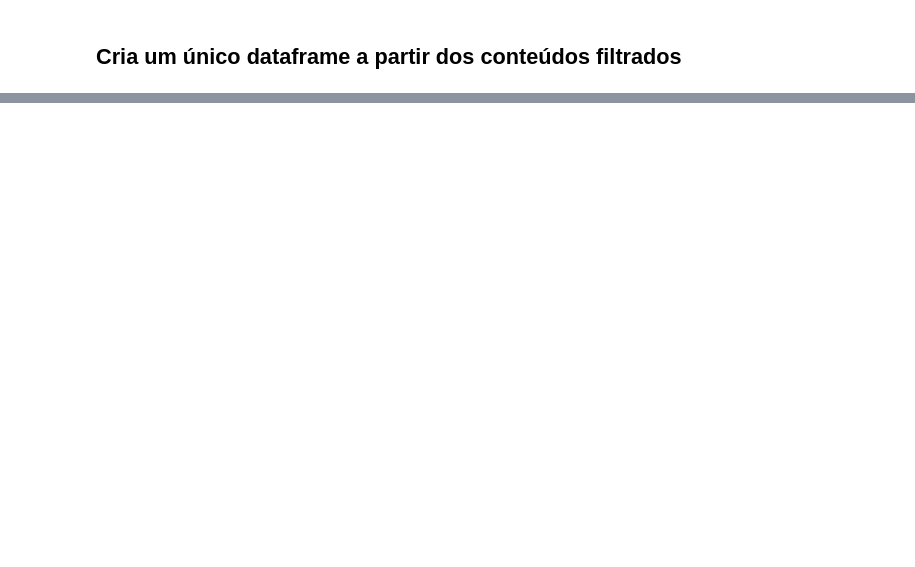
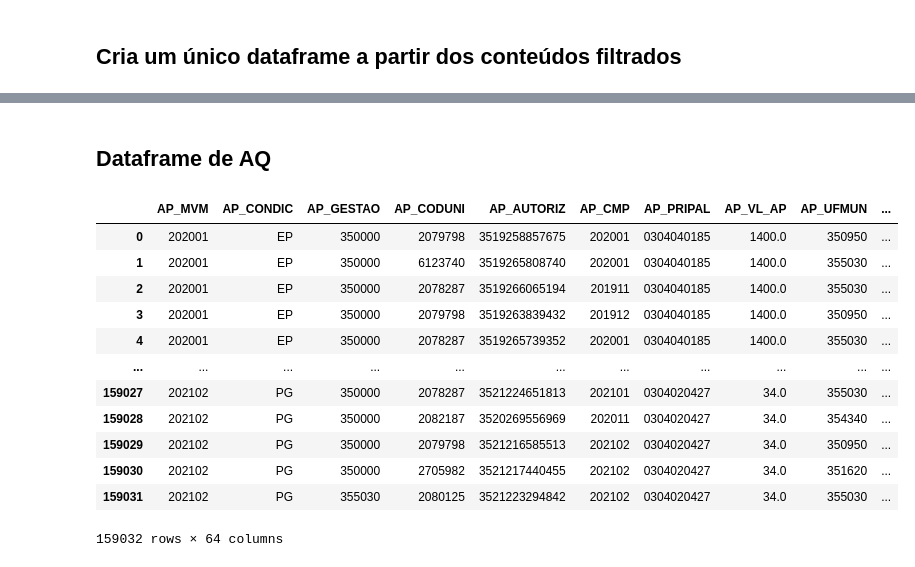
Before and after one commit to heber-augusto/sus-kpis-analysis, a Jupyter notebook: sia/indicadores_monitor_rosa_sia_pa.ipynb, the cells around one changed output, grey strips where cells are left out. Saved outputs shown, nothing was run; the diff lists cells and outputs as text; code cells hidden in the pictures; blank space fills up the shorter version.

```diff
--- a/sia/indicadores_monitor_rosa_sia_pa.ipynb
+++ b/sia/indicadores_monitor_rosa_sia_pa.ipynb
@@ -220,0 +276,18 @@ cancer_dataframe
+# %% [markdown]
+## Dataframe de AQ
+# %%
+cancer_dataframe_aq
+# %% [output]
+|  | AP_MVM | AP_CONDIC | AP_GESTAO | AP_CODUNI | AP_AUTORIZ | AP_CMP | AP_PRIPAL | AP_VL_AP | AP_UFMUN | ... |
+| 0 | 202001 | EP | 350000 | 2079798 | 3519258857675 | 202001 | 0304040185 | 1400.0 | 350950 | ... |
+| 1 | 202001 | EP | 350000 | 6123740 | 3519265808740 | 202001 | 0304040185 | 1400.0 | 355030 | ... |
+| 2 | 202001 | EP | 350000 | 2078287 | 3519266065194 | 201911 | 0304040185 | 1400.0 | 355030 | ... |
+| 3 | 202001 | EP | 350000 | 2079798 | 3519263839432 | 201912 | 0304040185 | 1400.0 | 350950 | ... |
+| 4 | 202001 | EP | 350000 | 2078287 | 3519265739352 | 202001 | 0304040185 | 1400.0 | 355030 | ... |
+| ... | ... | ... | ... | ... | ... | ... | ... | ... | ... | ... |
+| 159027 | 202102 | PG | 350000 | 2078287 | 3521224651813 | 202101 | 0304020427 | 34.0 | 355030 | ... |
+| 159028 | 202102 | PG | 350000 | 2082187 | 3520269556969 | 202011 | 0304020427 | 34.0 | 354340 | ... |
+| 159029 | 202102 | PG | 350000 | 2079798 | 3521216585513 | 202102 | 0304020427 | 34.0 | 350950 | ... |
+| 159030 | 202102 | PG | 350000 | 2705982 | 3521217440455 | 202102 | 0304020427 | 34.0 | 351620 | ... |
+| 159031 | 202102 | PG | 355030 | 2080125 | 3521223294842 | 202102 | 0304020427 | 34.0 | 355030 | ... |
+159032 rows × 64 columns
```
Also changed, not shown: parts of 26 cells of this notebook.
